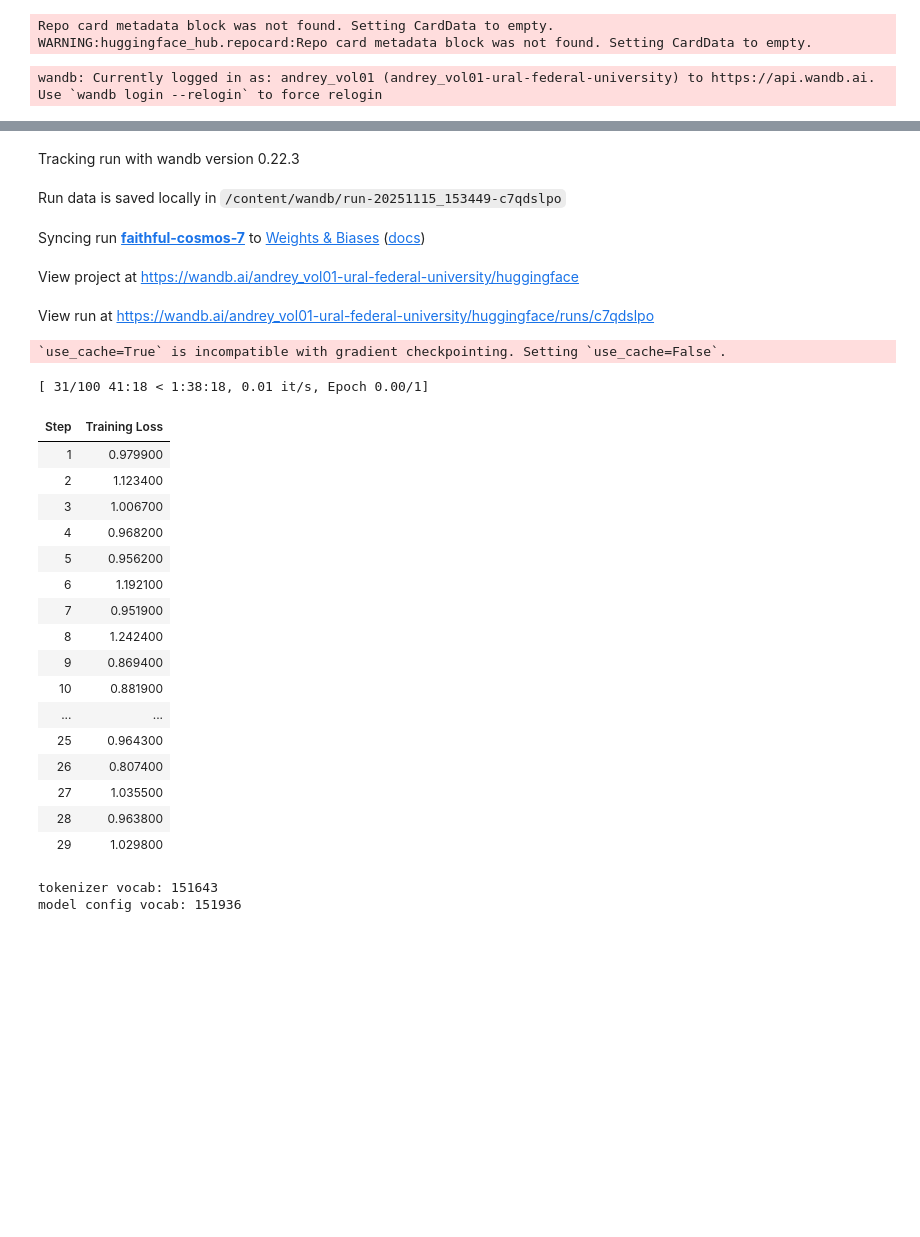
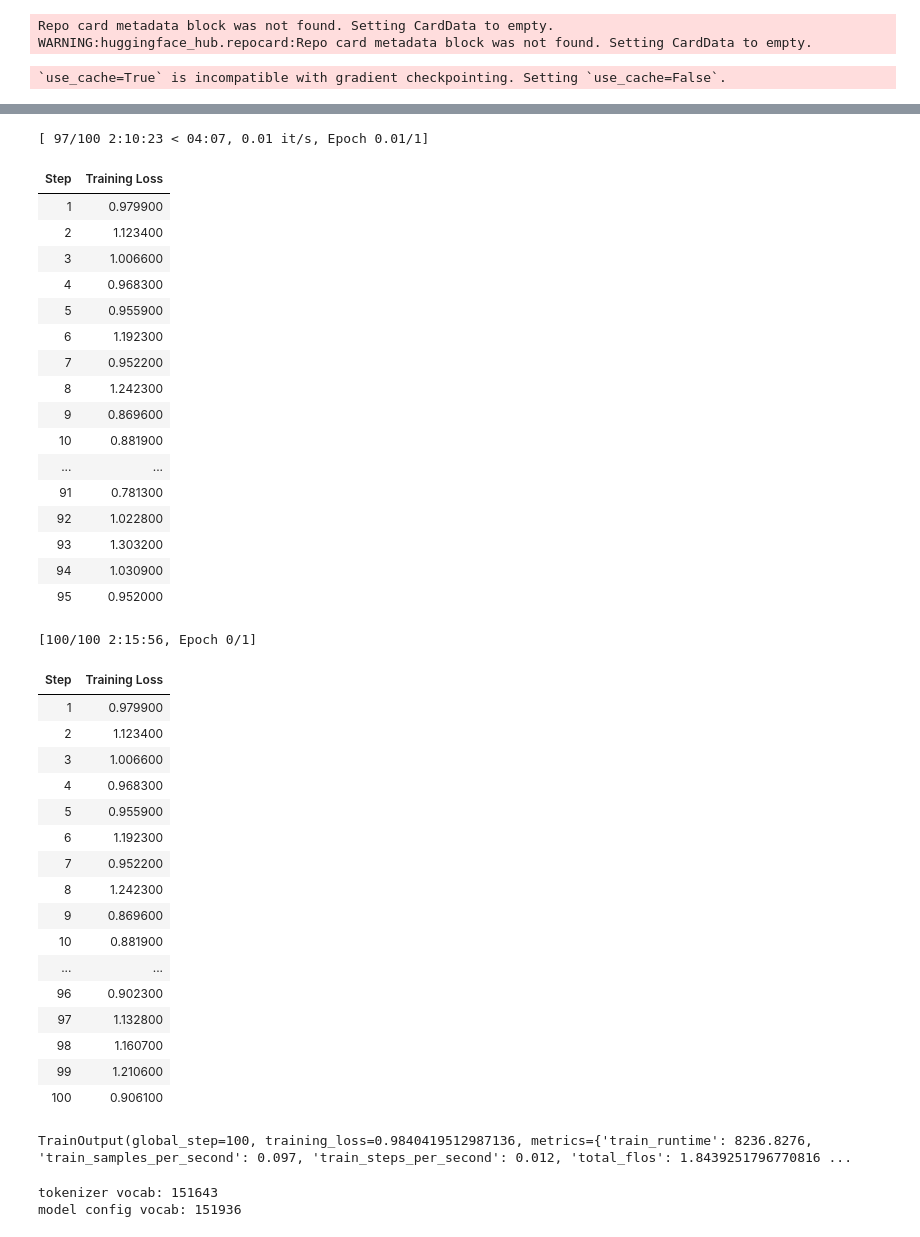
Before and after one commit to go2swim/nlp_course, a Jupyter notebook: week07_finetuning/seminar.ipynb, the cells around one changed output, grey strips where cells are left out. Saved outputs shown, nothing was run; the diff lists cells and outputs as text; code cells hidden in the pictures; blank space fills up the shorter version.

```diff
--- a/week07_finetuning/seminar.ipynb
+++ b/week07_finetuning/seminar.ipynb
@@ -486,9 +486,9 @@ trainer = transformers.Trainer(
         per_device_train_batch_size=2, gradient_accumulation_steps=4,
         # note: if you want larger batch size, increase gradient_accumulation_steps
         warmup_steps=250, max_steps=100, learning_rate=2e-4,
-        logging_steps=1, output_dir='outputs', report_to=None, save_strategy='no'),
+        logging_steps=1, output_dir='outputs', report_to="none", save_strategy='no'),
     data_collator=data_collator
 )
 trainer.train()
 # %% [output]
-wandb: Currently logged in as: andrey_vol01 (andrey_vol01-ural-federal-university) to https://api.wandb.ai. Use `wandb login --relogin` to force relogin
+`use_cache=True` is incompatible with gradient checkpointing. Setting `use_cache=False`.
@@ -496,27 +495,40 @@ wandb: Currently logged in as: andrey_vol01 (andrey_vol01-ural-federal-universit
-Tracking run with wandb version 0.22.3
-Run data is saved locally in /content/wandb/run-20251115_153449-c7qdslpo
-Syncing run faithful-cosmos-7 to Weights & Biases (docs)
-View project at https://wandb.ai/andrey_vol01-ural-federal-university/huggingface
-View run at https://wandb.ai/andrey_vol01-ural-federal-university/huggingface/runs/c7qdslpo
-`use_cache=True` is incompatible with gradient checkpointing. Setting `use_cache=False`.
+[ 97/100 2:10:23 < 04:07, 0.01 it/s, Epoch 0.01/1]
+| Step | Training Loss |
+| 1 | 0.979900 |
+| 2 | 1.123400 |
+| 3 | 1.006600 |
+| 4 | 0.968300 |
+| 5 | 0.955900 |
+| 6 | 1.192300 |
+| 7 | 0.952200 |
+| 8 | 1.242300 |
+| 9 | 0.869600 |
+| 10 | 0.881900 |
+| ... | ... |
+| 91 | 0.781300 |
+| 92 | 1.022800 |
+| 93 | 1.303200 |
+| 94 | 1.030900 |
+| 95 | 0.952000 |
-[ 31/100 41:18 < 1:38:18, 0.01 it/s, Epoch 0.00/1]
+[100/100 2:15:56, Epoch 0/1]
-| Step | Training Loss |
-| 1 | 0.979900 |
-| 2 | 1.123400 |
-| 3 | 1.006700 |
-| 4 | 0.968200 |
-| 5 | 0.956200 |
-| 6 | 1.192100 |
-| 7 | 0.951900 |
-| 8 | 1.242400 |
-| 9 | 0.869400 |
-| 10 | 0.881900 |
-| ... | ... |
-| 25 | 0.964300 |
-| 26 | 0.807400 |
-| 27 | 1.035500 |
-| 28 | 0.963800 |
-| 29 | 1.029800 |
+| Step | Training Loss |
+| 1 | 0.979900 |
+| 2 | 1.123400 |
+| 3 | 1.006600 |
+| 4 | 0.968300 |
+| 5 | 0.955900 |
+| 6 | 1.192300 |
+| 7 | 0.952200 |
+| 8 | 1.242300 |
+| 9 | 0.869600 |
+| 10 | 0.881900 |
+| ... | ... |
+| 96 | 0.902300 |
+| 97 | 1.132800 |
+| 98 | 1.160700 |
+| 99 | 1.210600 |
+| 100 | 0.906100 |
+TrainOutput(global_step=100, training_loss=0.9840419512987136, metrics={'train_runtime': 8236.8276, 'train_samples_per_second': 0.097, 'train_steps_per_second': 0.012, 'total_flos': 1.8439251796770816 ...
 # %%
 print("tokenizer vocab:", tokenizer.vocab_size)
 print("model config vocab:", model.config.vocab_size)
```
Also changed, not shown: parts of 7 cells of this notebook.
